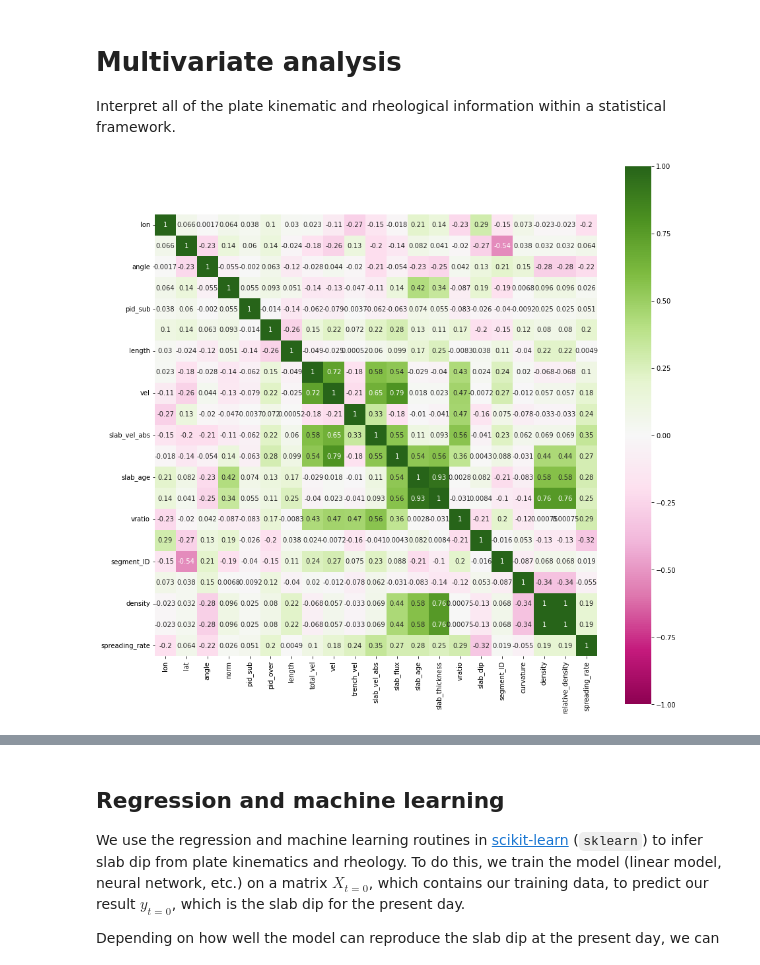
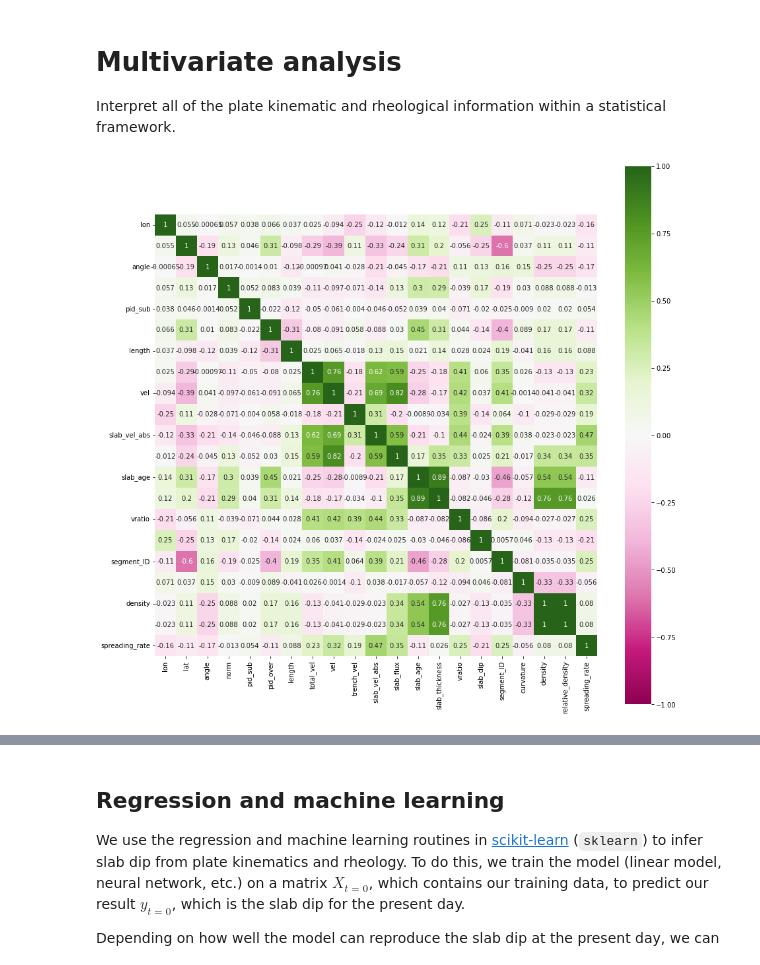
Before and after one commit to brmather/Slab-Dip, a Jupyter notebook: Notebooks/05-Multivariate-Analysis.ipynb, the cells around one changed output, grey strips where cells are left out. Saved outputs shown, nothing was run; the diff lists cells and outputs as text; code cells hidden in the pictures.

```diff
--- a/Notebooks/05-Multivariate-Analysis.ipynb
+++ b/Notebooks/05-Multivariate-Analysis.ipynb
@@ -3,6 +3,8 @@
 
 Interpret all of the plate kinematic and rheological information within a statistical framework.
 # %%
+import matplotlib
+matplotlib.rcParams['pdf.fonttype'] = 42
 import matplotlib.pyplot as plt
 from matplotlib import colors as mcolors
 from matplotlib.gridspec import GridSpec
@@ -14,21 +16,21 @@ import gplately
 # %%
 df = pd.read_csv("data/subduction_data.csv", index_col=0)
 
 # remove ultra slow convergence velocities
 # df = df[df['vel'] > 0.01]
 
 # remove NaN entries
 df = df[np.isfinite(df['slab_dip'])]
 
 # remove europe
-df = df[np.logical_or(df['lon'] > 70, df['lon'] < -20)]
+# df = df[np.logical_or(df['lon'] > 70, df['lon'] < -20)]
 
 # Plot a Pearson correlation coefficient matrix
 sn.heatmap(df.corr(), annot=True, vmin=-1, vmax=1, cmap='PiYG', square=True)
 fig = plt.gcf()
 fig.set_size_inches(15, 15)
 # %% [output]
-[figure, old version]
+[figure, new version]
 # %%
 df_stats = df.describe()
 df_stats
```
Also changed, not shown: parts of 29 cells of this notebook, 7 other files.
